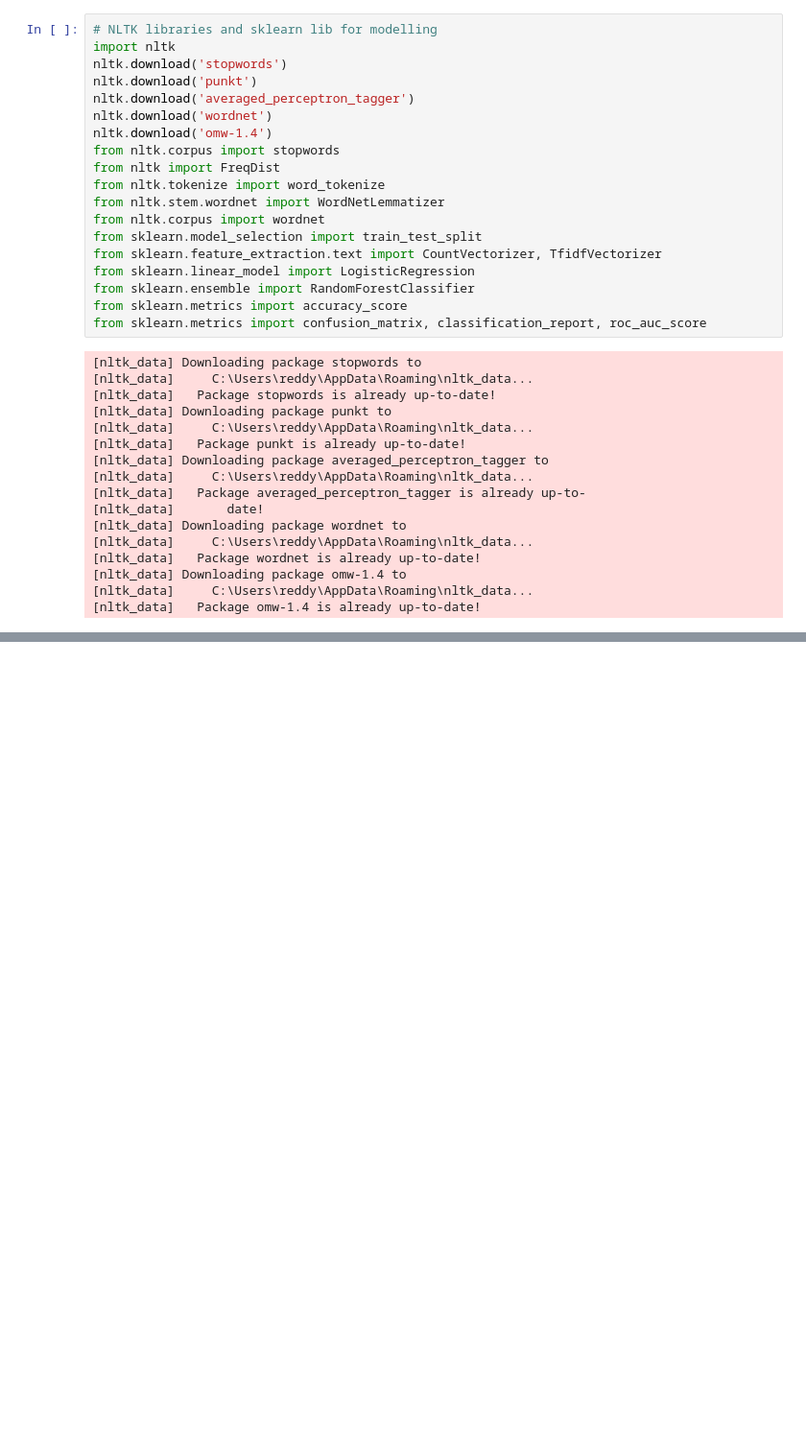
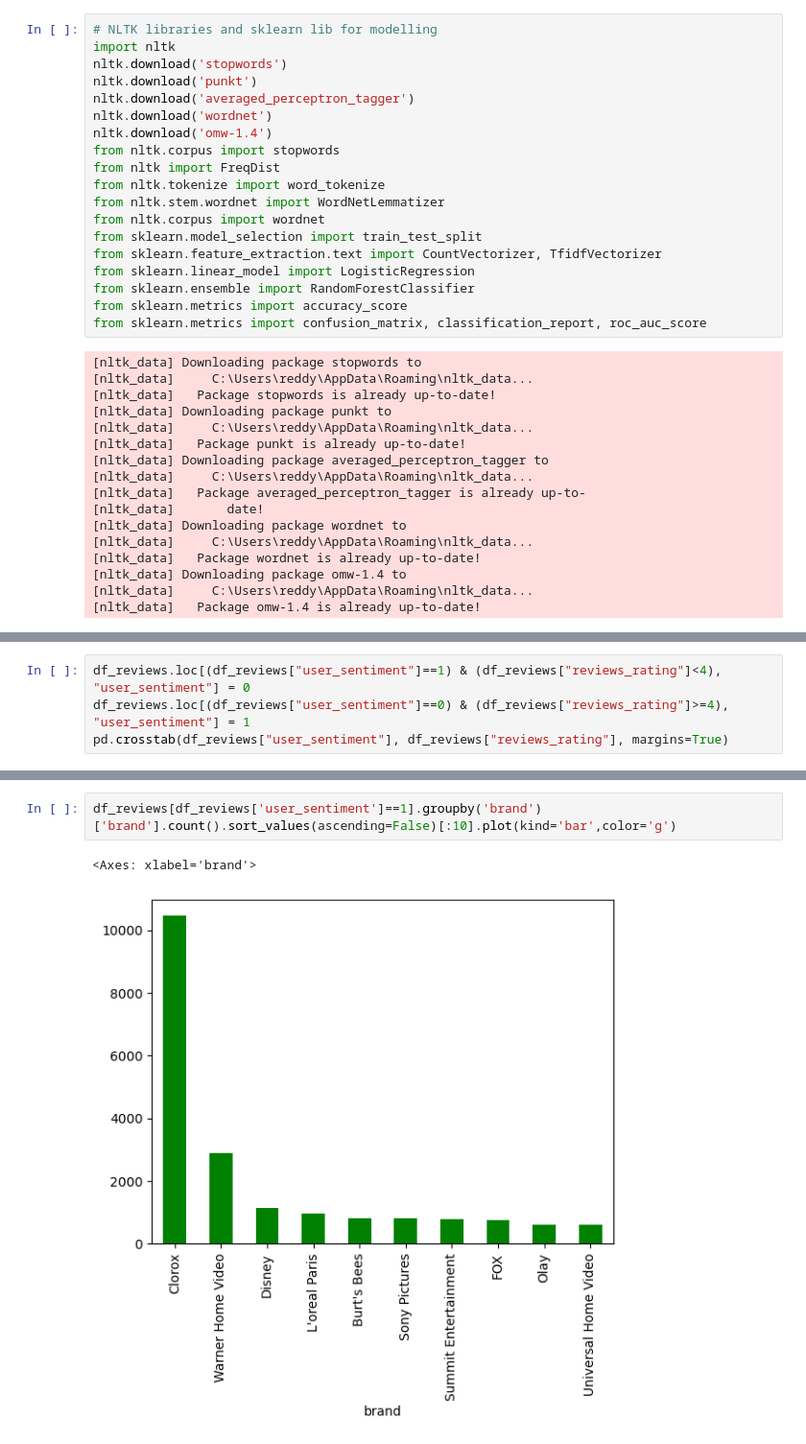
Before and after one commit to sYashReddy/upGradCapstone, a Jupyter notebook: Untitled.ipynb, the cells around one changed output, grey strips where cells are left out. Shown at 96% size. Cells and saved outputs as stored; diff of their text form; blank space fills up the shorter version.

```diff
--- a/Untitled.ipynb
+++ b/Untitled.ipynb
@@ -65,0 +212,4 @@ df_reviews.head()
+# %%
+df_reviews.loc[(df_reviews["user_sentiment"]==1) & (df_reviews["reviews_rating"]<4), "user_sentiment"] = 0
+df_reviews.loc[(df_reviews["user_sentiment"]==0) & (df_reviews["reviews_rating"]>=4), "user_sentiment"] = 1
+pd.crosstab(df_reviews["user_sentiment"], df_reviews["reviews_rating"], margins=True)
@@ -65,0 +259,5 @@ df_reviews.head()
+# %%
+df_reviews[df_reviews['user_sentiment']==1].groupby('brand')['brand'].count().sort_values(ascending=False)[:10].plot(kind='bar',color='g')
+# %% [output]
+<Axes: xlabel='brand'>
+[figure, added]
```
Also changed, not shown: parts of 28 cells of this notebook.
